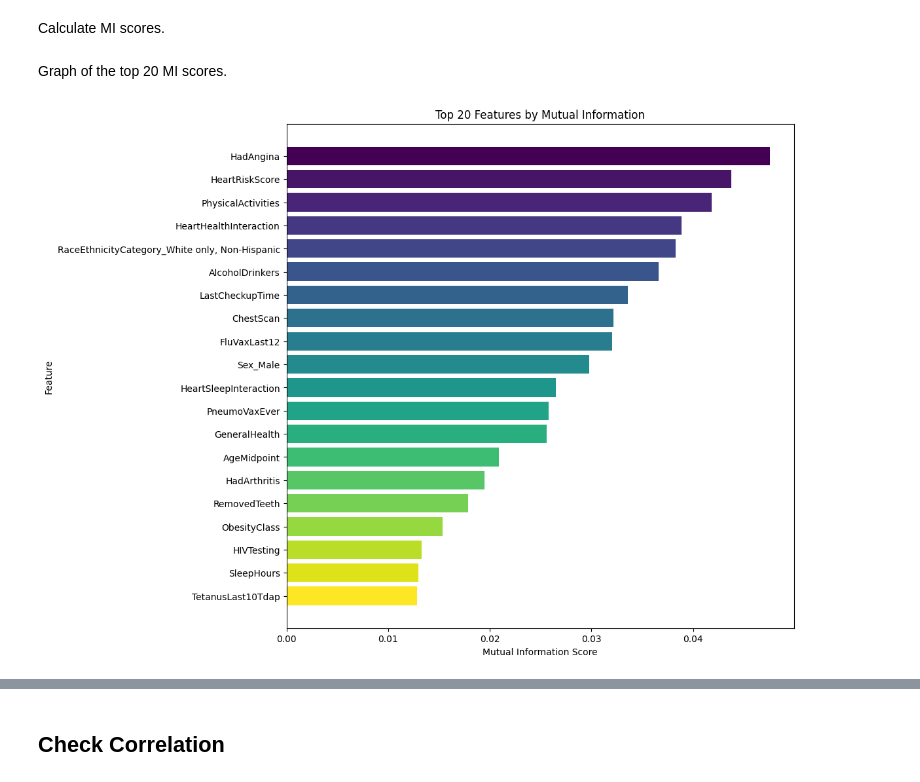
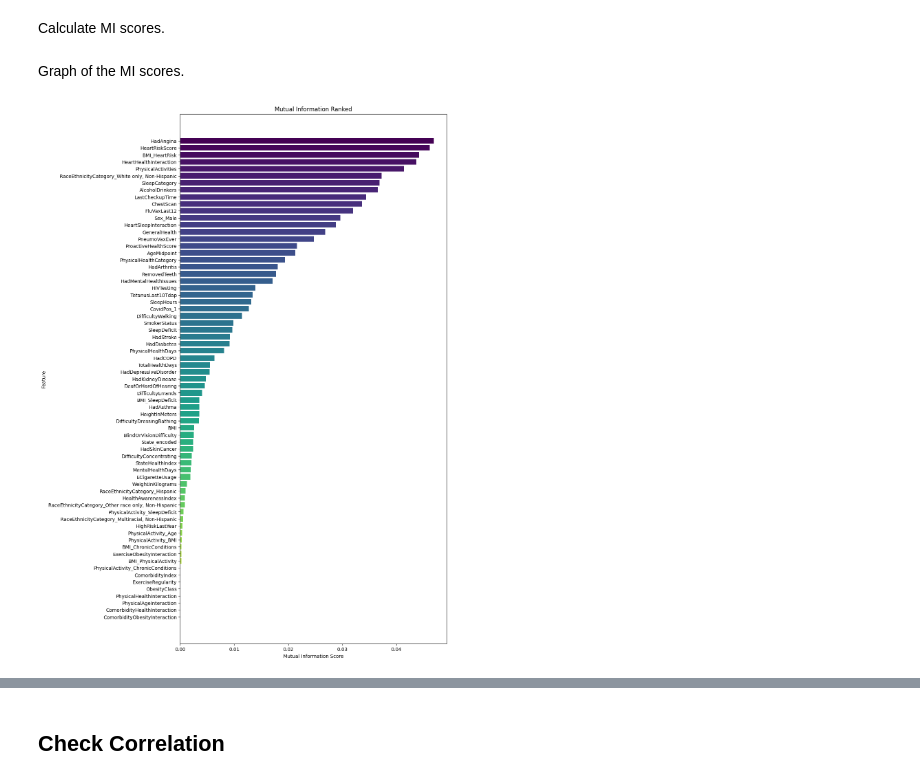
Before and after one commit to johnpospisil/heart-disease, a Jupyter notebook: heart-disease-prediction.ipynb, the cells around one changed output, grey strips where cells are left out. Saved outputs shown, nothing was run; the diff lists cells and outputs as text; code cells hidden in the pictures.

```diff
--- a/heart-disease-prediction.ipynb
+++ b/heart-disease-prediction.ipynb
@@ -577,7 +515,7 @@ ordinal_mappings = {
         'Never smoked': 0,
         'Former smoker': 1,
         'Current smoker - now smokes some days': 2,
-        'Current smoker - now smokes every day': 3
+        'Current smoker - now smokes every day': 2 # Combine these two.
     },
     "ECigaretteUsage": {
         'Never used e-cigarettes in my entire life': 0,
@@ -809,0 +807,27 @@ memory usage: 85.6+ MB
+# %%
+from sklearn.utils import resample
+
+# Apply feature engineering
+X_train = feature_engineering(X_train)
+X_test = feature_engineering(X_test)
+
+# Separate data by gender
+male_data = X_train[X_train['Sex_Male'] == 1]
+female_data = X_train[X_train['Sex_Male'] == 0]
+
+# Find the majority gender
+max_size = max(len(male_data), len(female_data))
+
+# Oversample the minority gender to match the majority size
+male_data_oversampled = resample(male_data, replace=True, n_samples=max_size, random_state=42)
+female_data_oversampled = resample(female_data, replace=True, n_samples=max_size, random_state=42)
+
+# Combine the balanced dataset
+X_train_balanced = pd.concat([male_data_oversampled, female_data_oversampled]).sample(frac=1, random_state=42)
+
+# Ensure y_train is also updated
+y_train_balanced = y_train.loc[X_train_balanced.index]
+
+# Verify new gender distribution
+print("\nBalanced Gender Distribution (%):")
+print(X_train_balanced['Sex_Male'].value_counts(normalize=True) * 100)
@@ -911,20 +927,23 @@ top_mi_results = mi_results.head(top_n)  # Keep as a DataFrame
 # %% [markdown]
-Graph of the top 20 MI scores.
+Graph of the MI scores.
 # %%
+# Define the number of features dynamically
+num_features = len(mi_results)
+
 # Generate colors using a colormap
-colors = plt.cm.viridis(np.linspace(0, 1, top_n))  # Change 'viridis' to another colormap if needed
+colors = plt.cm.viridis(np.linspace(0, 1, num_features))  # Adjust 'viridis' as needed
 
 # Plot bar chart with a colormap
-plt.figure(figsize=(10, 10))
-plt.barh(top_mi_results['Feature'], top_mi_results['MI_Score'], color=colors)
+plt.figure(figsize=(10, 20))
+plt.barh(mi_results['Feature'], mi_results['MI_Score'], color=colors)
 plt.xlabel("Mutual Information Score")
 plt.ylabel("Feature")
-plt.title(f"Top {top_n} Features by Mutual Information")
+plt.title(f"Mutual Information Ranked")
 plt.gca().invert_yaxis()  # Invert y-axis for better readability
-plt.savefig('top_20_MI_scores.png', dpi=300)
+plt.savefig('MI_scores.png', dpi=300)
 plt.show()
 # %% [output]
-[figure, old version]
+[figure, new version]
 # %%
 plt.figure(figsize=(8, 5))
 sns.boxplot(y=mi_results['MI_Score'])
```
Also changed, not shown: parts of 44 cells of this notebook.
